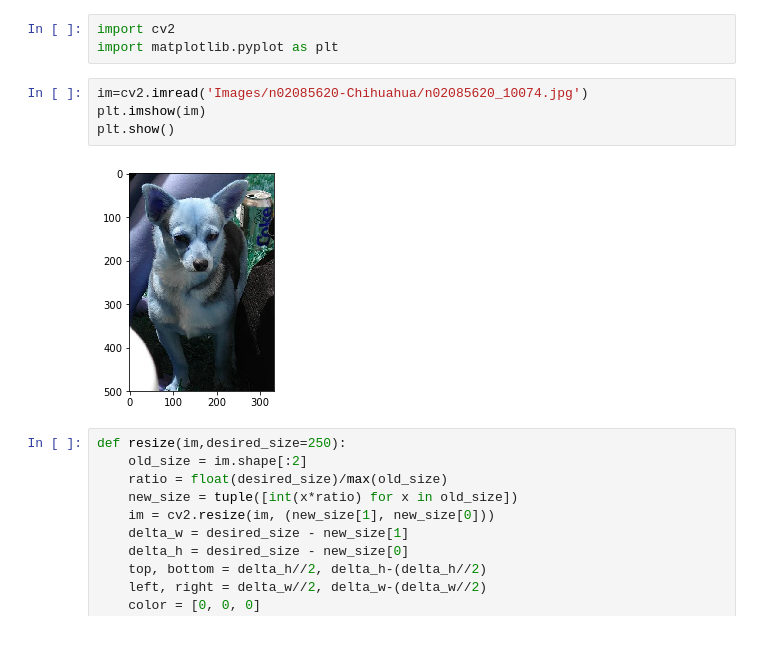
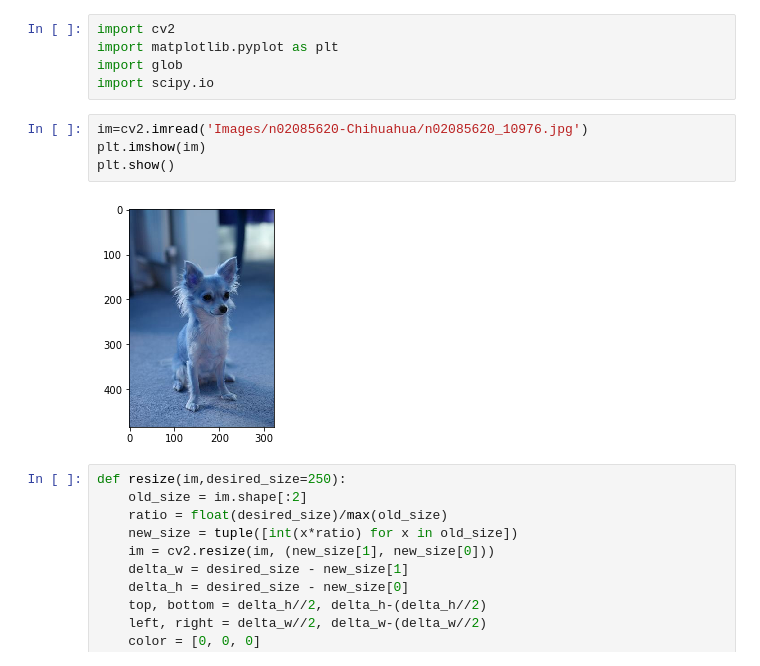
Before and after one commit to ayshaw/Dog-Breed-Project, a Jupyter notebook: resizing_images.ipynb, the cells around one changed output. Cells and saved outputs as stored; diff of their text form.

```diff
--- a/resizing_images.ipynb
+++ b/resizing_images.ipynb
@@ -1,12 +1,14 @@
 # %%
 import cv2
 import matplotlib.pyplot as plt
+import glob
+import scipy.io
 # %%
-im=cv2.imread('Images/n02085620-Chihuahua/n02085620_10074.jpg')
+im=cv2.imread('Images/n02085620-Chihuahua/n02085620_10976.jpg')
 plt.imshow(im)
 plt.show()
 # %% [output]
-[figure, old version]
+[figure, new version]
 # %%
 def resize(im,desired_size=250):
     old_size = im.shape[:2]
```
Also changed, not shown: parts of 7 cells of this notebook, 3 other files.
